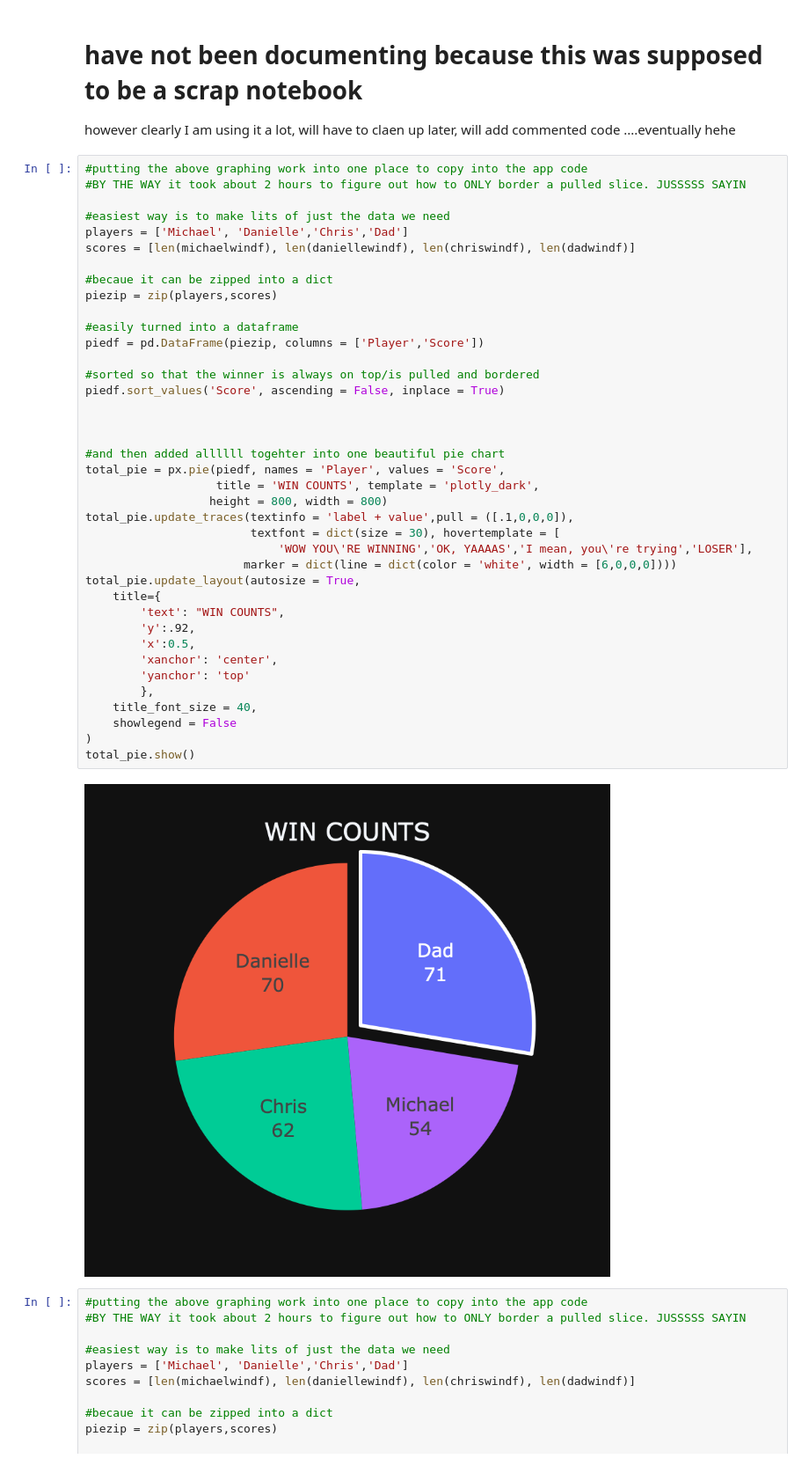
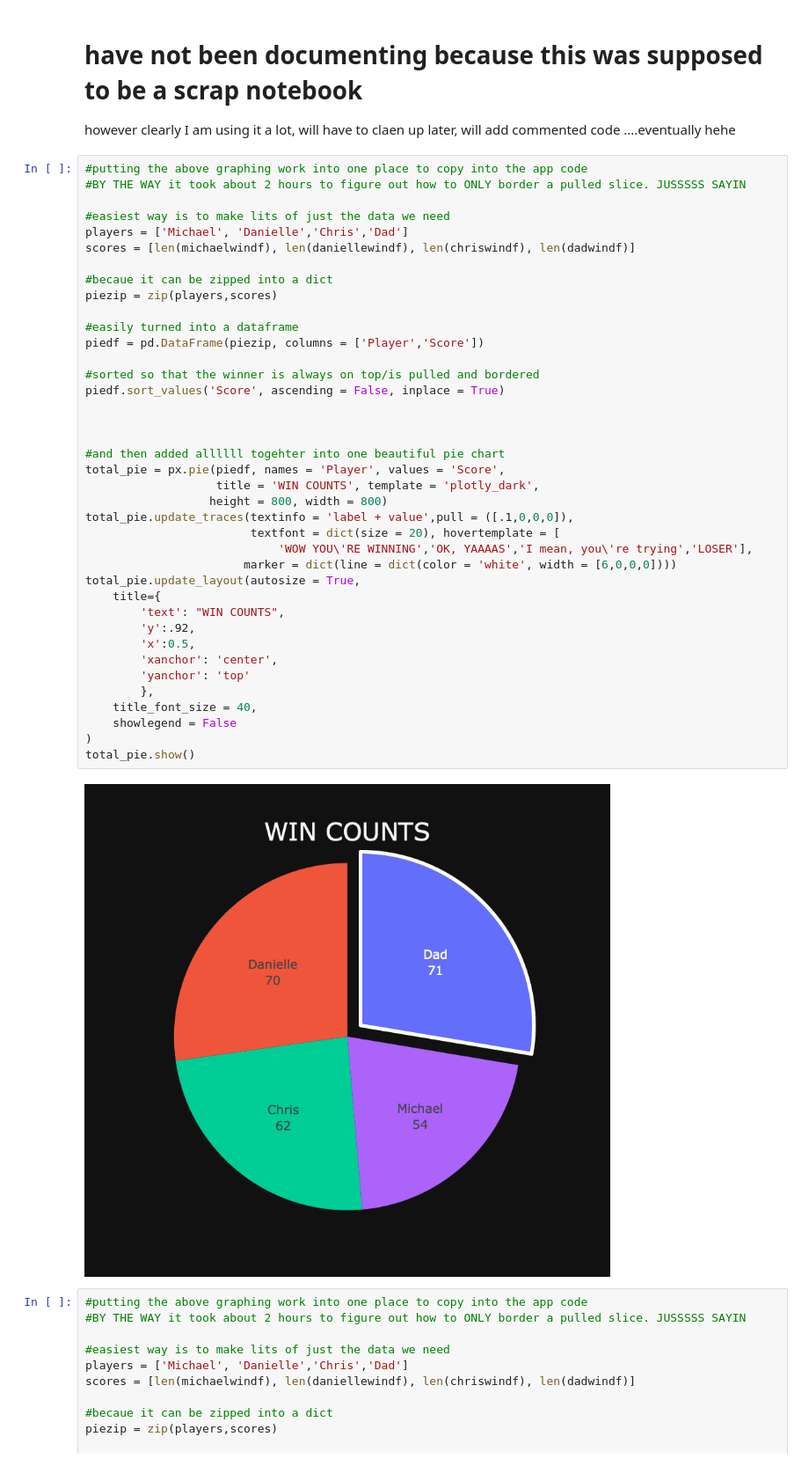
Before and after one commit to MichaelHarnett/WORDLEscoreboard, a Jupyter notebook: Untitled2.ipynb, the cells around one changed output. Shown at 88% size. Cells and saved outputs as stored; diff of their text form.

```diff
--- a/Untitled2.ipynb
+++ b/Untitled2.ipynb
@@ -499,35 +499,35 @@ scores = [len(michaelwindf), len(daniellewindf), len(chriswindf), len(dadwindf)]
 piezip = zip(players,scores)
 
 #easily turned into a dataframe
 piedf = pd.DataFrame(piezip, columns = ['Player','Score'])
 
 #sorted so that the winner is always on top/is pulled and bordered
 piedf.sort_values('Score', ascending = False, inplace = True)
 
 
 
 #and then added allllll togehter into one beautiful pie chart
 total_pie = px.pie(piedf, names = 'Player', values = 'Score',
                    title = 'WIN COUNTS', template = 'plotly_dark',
                   height = 800, width = 800)
 total_pie.update_traces(textinfo = 'label + value',pull = ([.1,0,0,0]),
-                        textfont = dict(size = 30), hovertemplate = [
+                        textfont = dict(size = 20), hovertemplate = [
                             'WOW YOU\'RE WINNING','OK, YAAAAS','I mean, you\'re trying','LOSER'],
                        marker = dict(line = dict(color = 'white', width = [6,0,0,0])))
 total_pie.update_layout(autosize = True,
     title={
         'text': "WIN COUNTS",
         'y':.92,
         'x':0.5,
         'xanchor': 'center',
         'yanchor': 'top'
         },
     title_font_size = 40,
     showlegend = False
 )
 total_pie.show()
 # %% [output]
-[figure, old version]
+[figure, new version]
 # %%
 #putting the above graphing work into one place to copy into the app code
 #BY THE WAY it took about 2 hours to figure out how to ONLY border a pulled slice. JUSSSSS SAYIN
```
Also changed, not shown: 1 other file.
